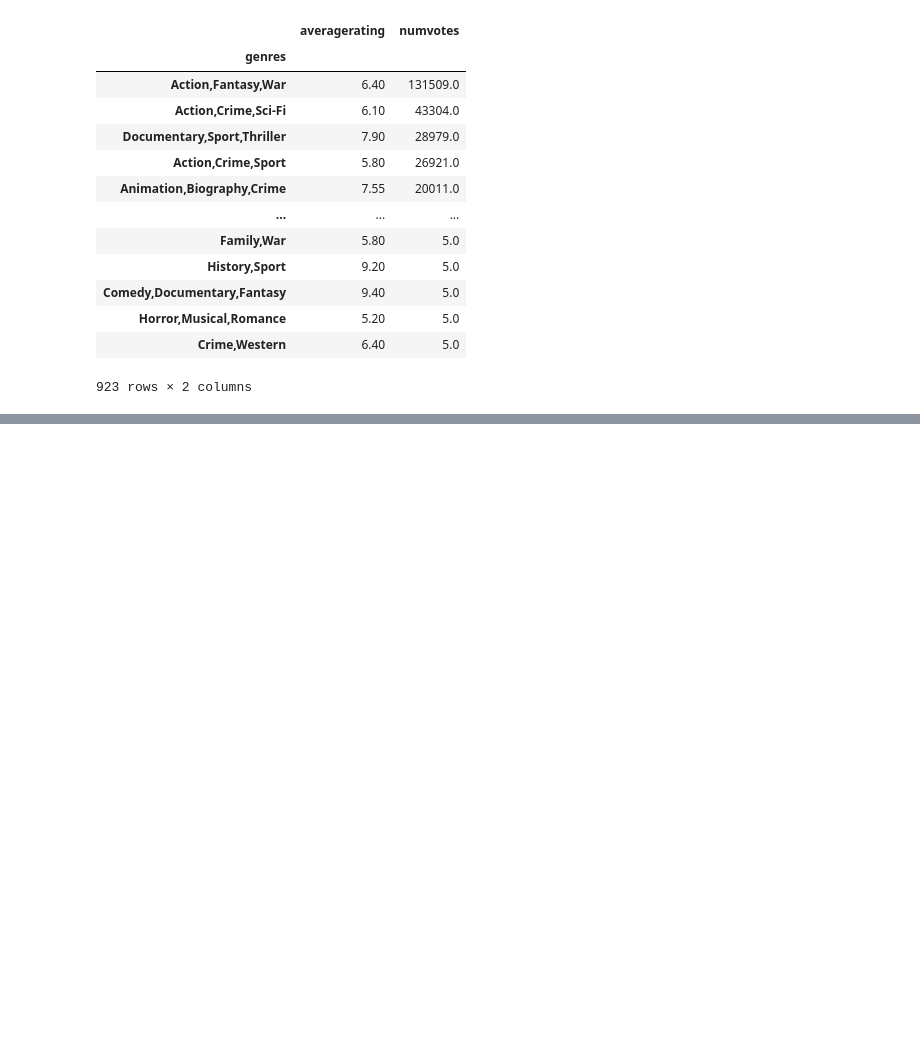
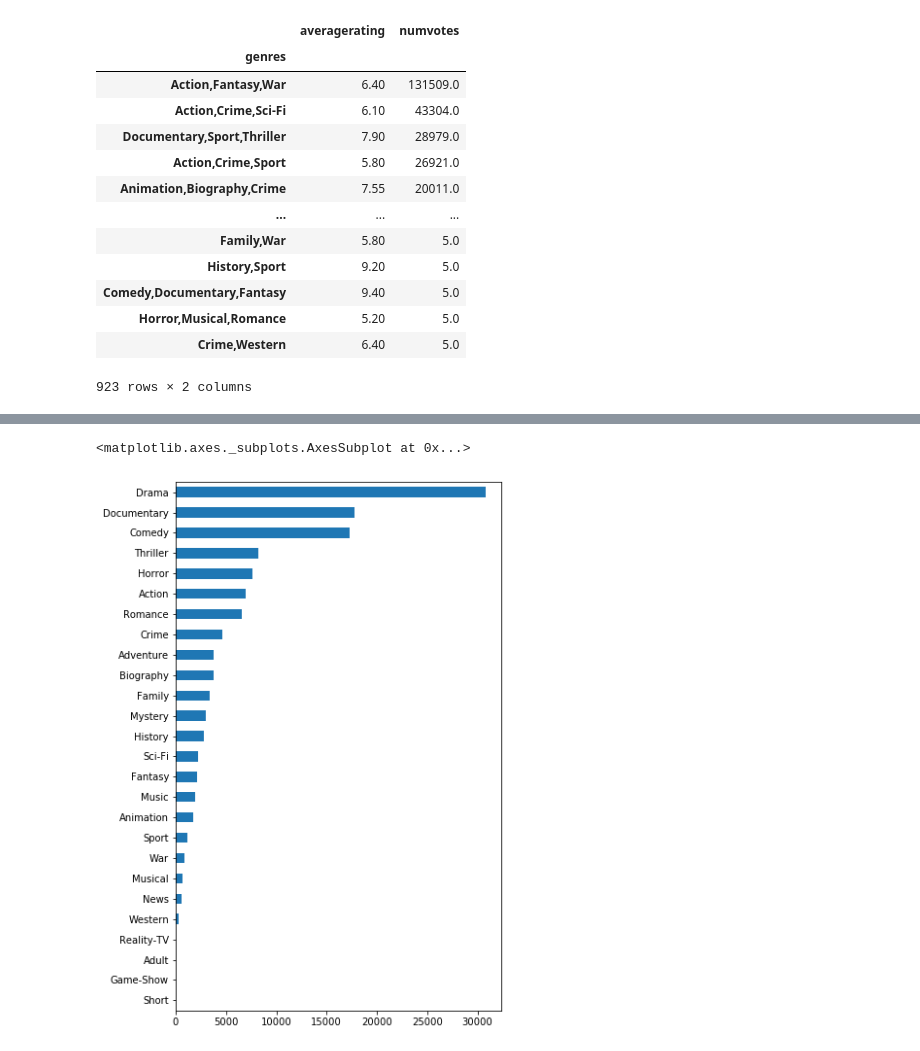
Before and after one commit to alimahzoon/Microsoft-Movie-Analysis, a Jupyter notebook: StartofProject.ipynb, the cells around one changed output, grey strips where cells are left out. Saved outputs shown, nothing was run; the diff lists cells and outputs as text; code cells hidden in the pictures; blank space fills up the shorter version.

```diff
--- a/StartofProject.ipynb
+++ b/StartofProject.ipynb
@@ -160,3 +170,5 @@ GV.groupby(['genres']).median().sort_values(by=['numvotes'], ascending=False)
 | Horror,Musical,Romance | 5.20 | 5.0 |
 | Crime,Western | 6.40 | 5.0 |
 923 rows × 2 columns
+# %%
+df.dropna(subset=['genres'], inplace=True)
@@ -162,0 +213,2 @@ GV.groupby(['genres']).median().sort_values(by=['numvotes'], ascending=False)
+# %%
+gen_sep = df['genres'].str.get_dummies(sep=',')
@@ -162,0 +255,2 @@ GV.groupby(['genres']).median().sort_values(by=['numvotes'], ascending=False)
+# %%
+genres_cum = gen_sep.sum().sort_values()
@@ -162,0 +277,5 @@ GV.groupby(['genres']).median().sort_values(by=['numvotes'], ascending=False)
+# %%
+genres_cum.plot(kind='barh' , figsize=(6,10))
+# %% [output]
+<matplotlib.axes._subplots.AxesSubplot at 0x...>
+[figure, added]
```
Also changed, not shown: parts of 15 cells of this notebook, 2 other files.
